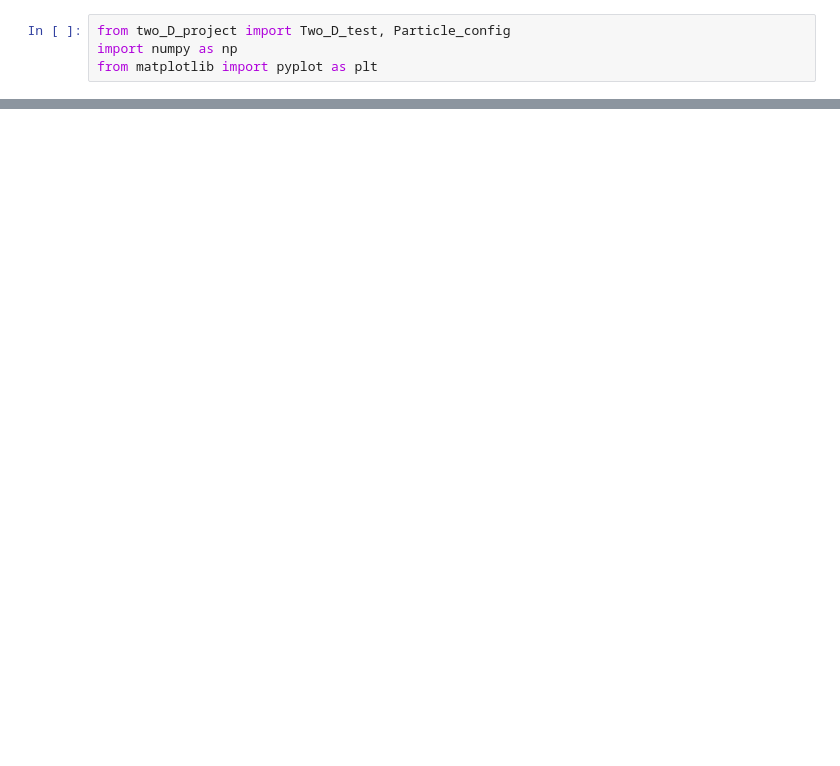
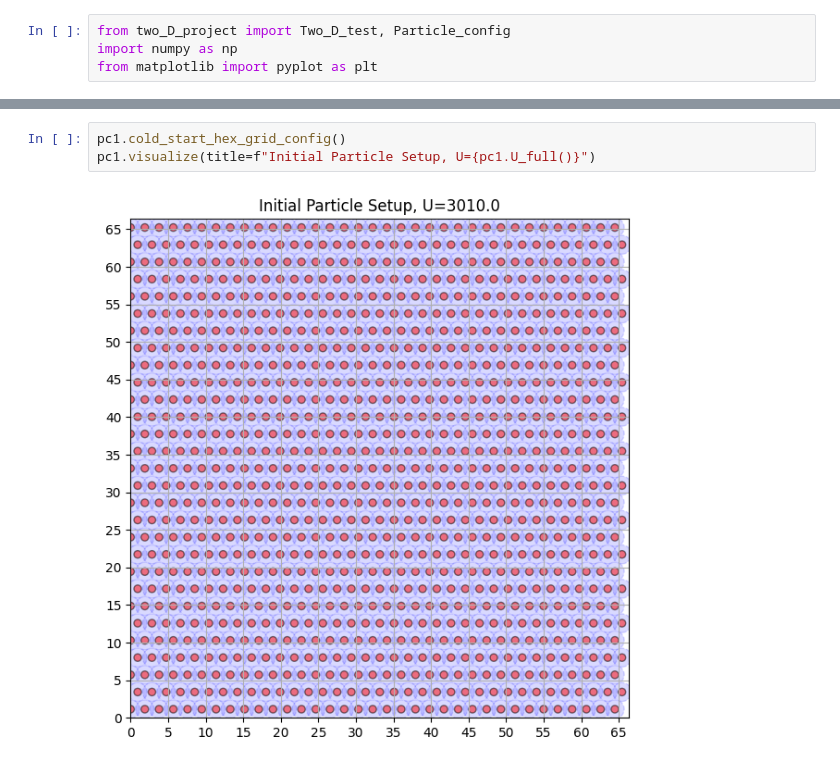
Before and after one commit to kristoftrcek/BERN01_project1, a Jupyter notebook: kristof/simulation_test.ipynb, the cells around one changed output, grey strips where cells are left out. Drawn from its saved outputs; the diff is of its cells as text; blank space fills up the shorter version.

```diff
--- a/kristof/simulation_test.ipynb
+++ b/kristof/simulation_test.ipynb
@@ -52,0 +69,5 @@ simulation.run_simulation(n_iter=5000, n_samples=10, n_bins=10, draw=True)
+# %%
+pc1.cold_start_hex_grid_config()
+pc1.visualize(title=f"Initial Particle Setup, U={pc1.U_full()}")
+# %% [output]
+[figure, added]
```
Also changed, not shown: parts of 10 cells of this notebook, 2 other files.
